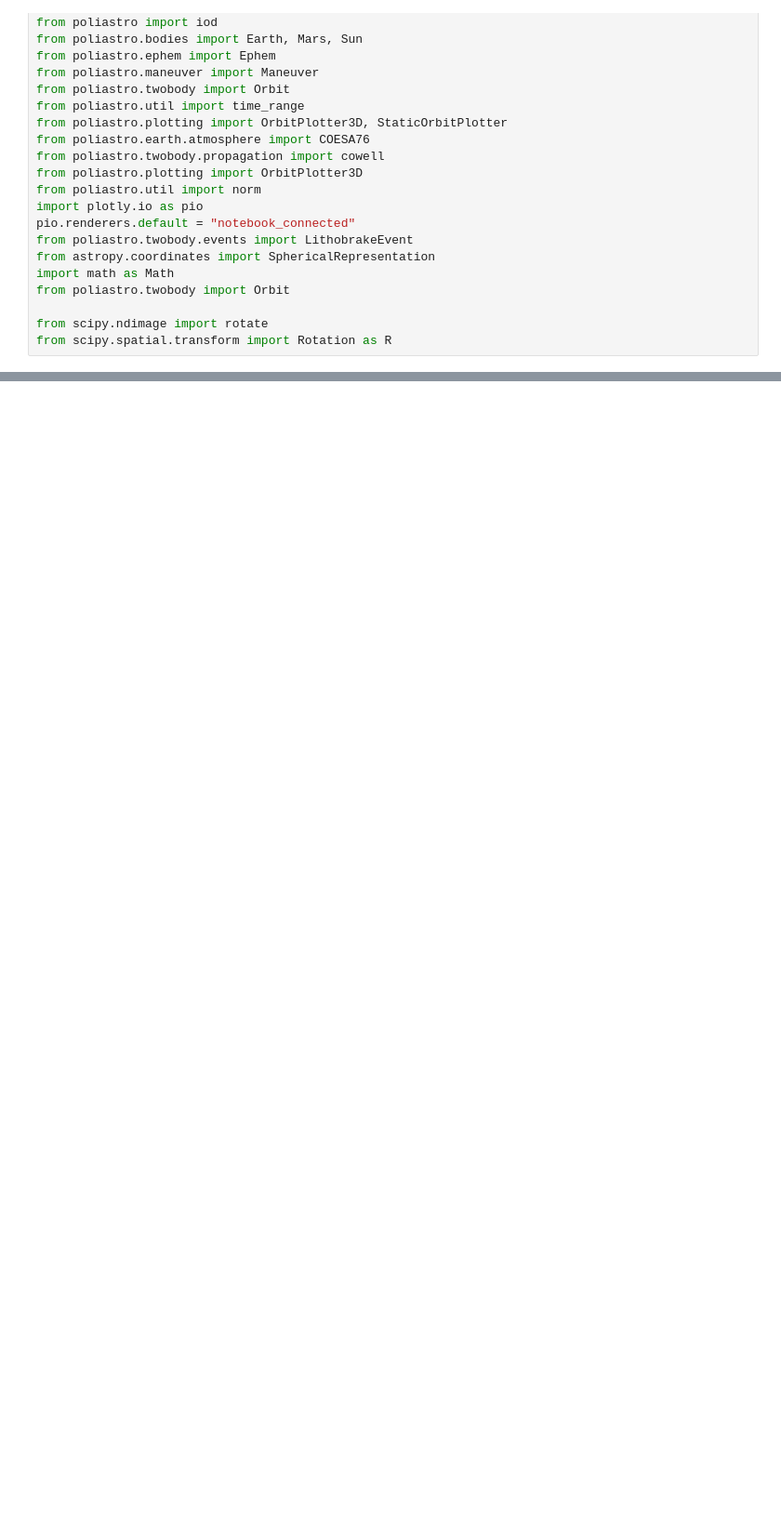
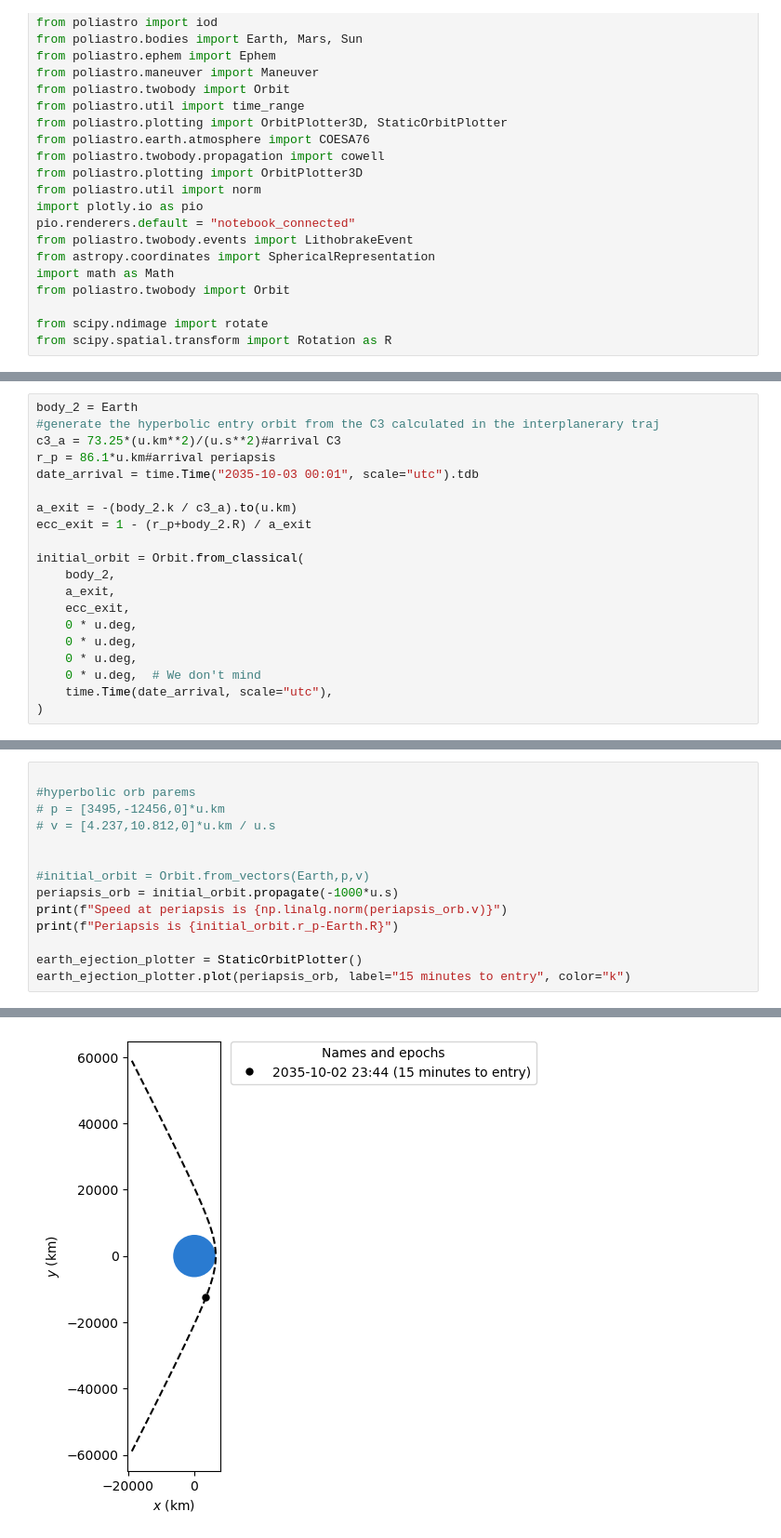
Before and after one commit to jackSN8/mars-3-months, a Jupyter notebook: hyperbolic-earth-entry.ipynb, the cells around one changed output, grey strips where cells are left out. Shown at 93% size. Cells and saved outputs as stored; diff of their text form; blank space fills up the shorter version.

```diff
--- a/hyperbolic-earth-entry.ipynb
+++ b/hyperbolic-earth-entry.ipynb
@@ -56,0 +56,20 @@ c_l = 0.45
+# %%
+body_2 = Earth
+#generate the hyperbolic entry orbit from the C3 calculated in the interplanerary traj
+c3_a = 73.25*(u.km**2)/(u.s**2)#arrival C3
+r_p = 86.1*u.km#arrival periapsis
+date_arrival = time.Time("2035-10-03 00:01", scale="utc").tdb
+
+a_exit = -(body_2.k / c3_a).to(u.km)
+ecc_exit = 1 - (r_p+body_2.R) / a_exit
+
+initial_orbit = Orbit.from_classical(
+    body_2,
+    a_exit,
+    ecc_exit,
+    0 * u.deg,
+    0 * u.deg,
+    0 * u.deg,
+    0 * u.deg,  # We don't mind
+    time.Time(date_arrival, scale="utc"),
+)
@@ -56,0 +84,15 @@ c_l = 0.45
+# %%
+
+#hyperbolic orb parems
+# p = [3495,-12456,0]*u.km
+# v = [4.237,10.812,0]*u.km / u.s
+
+
+#initial_orbit = Orbit.from_vectors(Earth,p,v)
+periapsis_orb = initial_orbit.propagate(-1000*u.s)
+print(f"Speed at periapsis is {np.linalg.norm(periapsis_orb.v)}")
+print(f"Periapsis is {initial_orbit.r_p-Earth.R}")
+
+earth_ejection_plotter = StaticOrbitPlotter()
+earth_ejection_plotter.plot(periapsis_orb, label="15 minutes to entry", color="k")
+# %% [output]
@@ -56,0 +104 @@ c_l = 0.45
+[figure, added]
```
Also changed, not shown: parts of 9 cells of this notebook, 4 other files.
